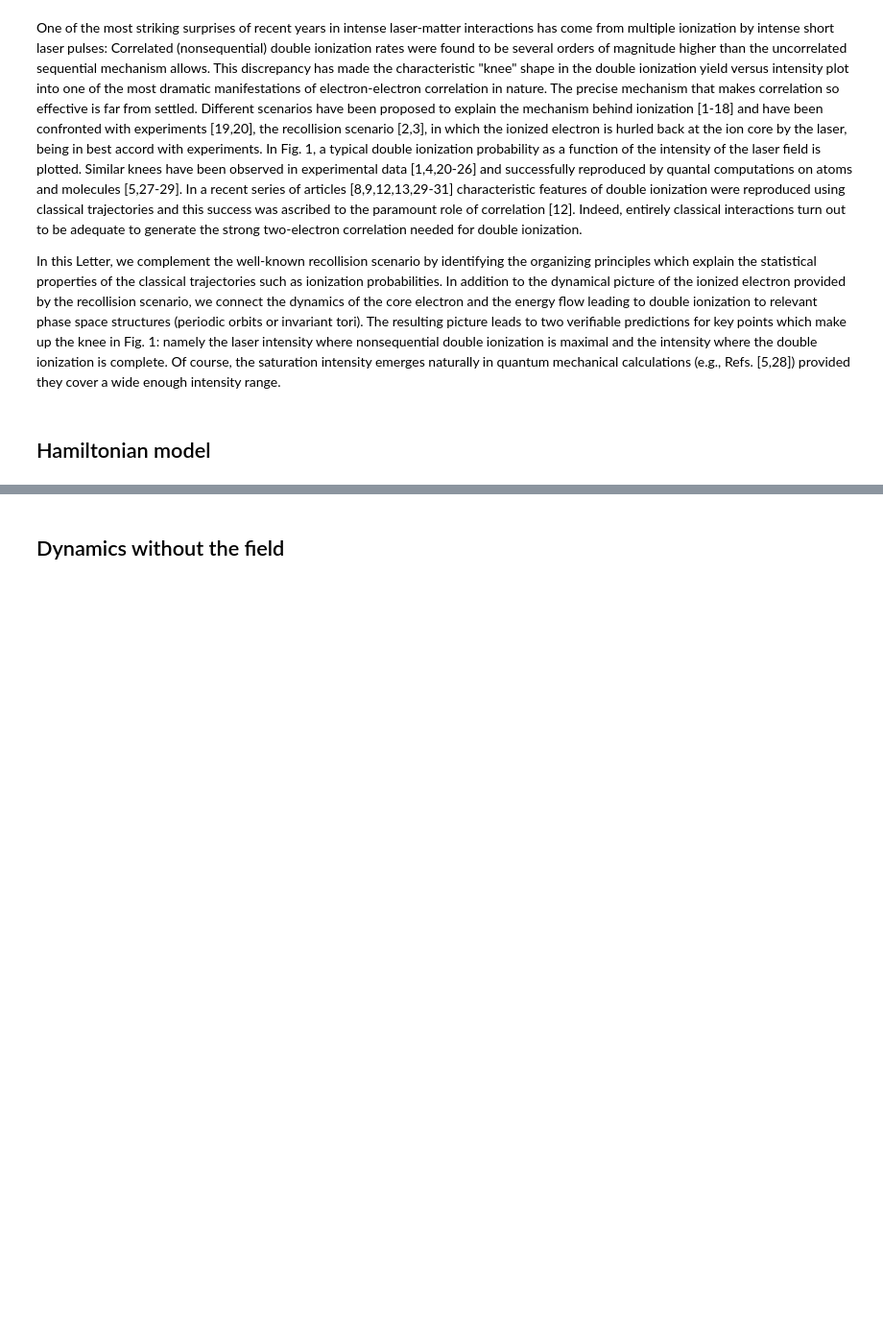
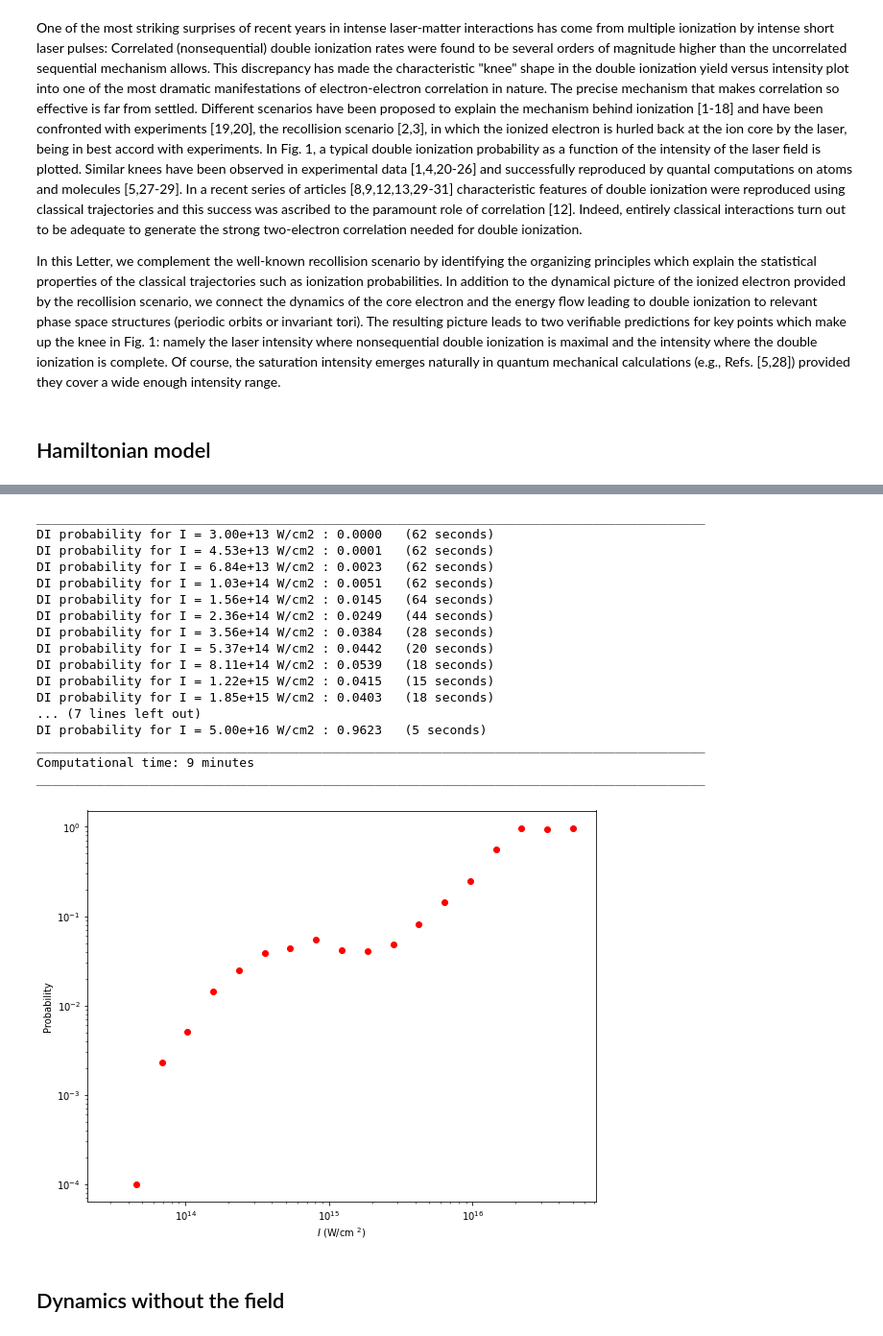
Before and after one commit to cchandre/Notebook-Article, a Jupyter notebook: Interactive_Article.ipynb, the cells around one changed output, grey strips where cells are left out. Shown at 96% size. Drawn from its saved outputs; the diff is of its cells as text; code cells hidden in the pictures; blank space fills up the shorter version.

```diff
--- a/Interactive_Article.ipynb
+++ b/Interactive_Article.ipynb
@@ -246,3 +144,76 @@ ________________________________________________________________________________
+# %%
+#@title Parameters {display-mode: "form"}
+I_min = 3e13 #@param {type:"number"}
+I_max = 5e16 #@param {type:"number"}
+Number_of_Intensities =  19 #@param {type:"integer"}
+N = 50000 #@param {type:"number"}
+Precision = "single" #@param ["single", "double"] {type:"string"}
+
+if Precision == "single":
+    precision_name = np.float32
+elif Precision == "double":
+    precision_name = np.float64
+parameters = Integration(N=N, step=0.01, precision=precision_name)
+
+
+def eqn_motion_fig1(atom, field, integration, x0):
+    t = 0.0
+    xf = x0.copy()
+    while t <= field.tf:
+        e0_eff = integration.precision(field.amplitude * field.envelope(t, field) * np.sin(field.frequency * t))
+        xf[:2, ] += integration.h * 0.5 * xf[2:, ]
+        xf[2:, ] -= integration.h * (potential_2e(atom, xf[:2, ], is_deriv=True) + e0_eff)
+        xf[:2, ] += integration.h * 0.5 * xf[2:, ]
+        t += integration.h
+    return xf
+
+
+print("_________________________________________________________________________________________")
+Intensities = 10 ** np.linspace(np.log10(I_min), np.log10(I_max), Number_of_Intensities)
+start = time.time()
+proba = np.zeros(Number_of_Intensities)
+for it in range(Number_of_Intensities):
+    X0 = parameters.precision(generate_initial_conditions(my_atom, parameters))
+    my_field = Field(wavelength=Wavelength, intensity=Intensities[it], envelope=trapezoidal, params_envelop=params_envelop)
+    start_di = time.time()
+    Xf = eqn_motion_fig1(my_atom, my_field, parameters, X0)
+    cond_di = (np.abs(Xf[0, ]) >= my_atom.thresh) & (np.abs(Xf[1, ]) >= my_atom.thresh)
+    proba[it] = float(np.count_nonzero(cond_di) / parameters.N)
+    end_di = time.time()
+    print("DI probability for I = {:.2e} W/cm2 : {:.4f}   ({} seconds)".format(Intensities[it], proba[it], int(np.rint(end_di-start_di))))
+    if proba[it] == 0:
+        parameters.N = N
+    else:
+        parameters.N = min(N, int(math.floor(500/proba[it])))
+end = time.time()
+print("_________________________________________________________________________________________")
+print("Computational time: {} minutes".format(int(np.rint((end-start)/60))))
+print("_________________________________________________________________________________________")
+
+plt.figure(figsize=(9.5,7.5))
+plt.xlabel('$I$ (W/cm $^2$)')
+plt.ylabel('Probability')
+plt.loglog(Intensities, proba, marker='o', color='r', linestyle='None', label='Double ionization')
+plt.show()
+# %% [output]
+_________________________________________________________________________________________
+DI probability for I = 3.00e+13 W/cm2 : 0.0000   (62 seconds)
+DI probability for I = 4.53e+13 W/cm2 : 0.0001   (62 seconds)
+DI probability for I = 6.84e+13 W/cm2 : 0.0023   (62 seconds)
+DI probability for I = 1.03e+14 W/cm2 : 0.0051   (62 seconds)
+DI probability for I = 1.56e+14 W/cm2 : 0.0145   (64 seconds)
+DI probability for I = 2.36e+14 W/cm2 : 0.0249   (44 seconds)
+DI probability for I = 3.56e+14 W/cm2 : 0.0384   (28 seconds)
+DI probability for I = 5.37e+14 W/cm2 : 0.0442   (20 seconds)
+DI probability for I = 8.11e+14 W/cm2 : 0.0539   (18 seconds)
+DI probability for I = 1.22e+15 W/cm2 : 0.0415   (15 seconds)
+DI probability for I = 1.85e+15 W/cm2 : 0.0403   (18 seconds)
+... (7 lines left out)
+DI probability for I = 5.00e+16 W/cm2 : 0.9623   (5 seconds)
+_________________________________________________________________________________________
+Computational time: 9 minutes
+_________________________________________________________________________________________
+[figure, added]
 # %% [markdown]
 ## Dynamics without the field
 # %% [markdown]
```
Also changed, not shown: parts of 15 cells of this notebook.
